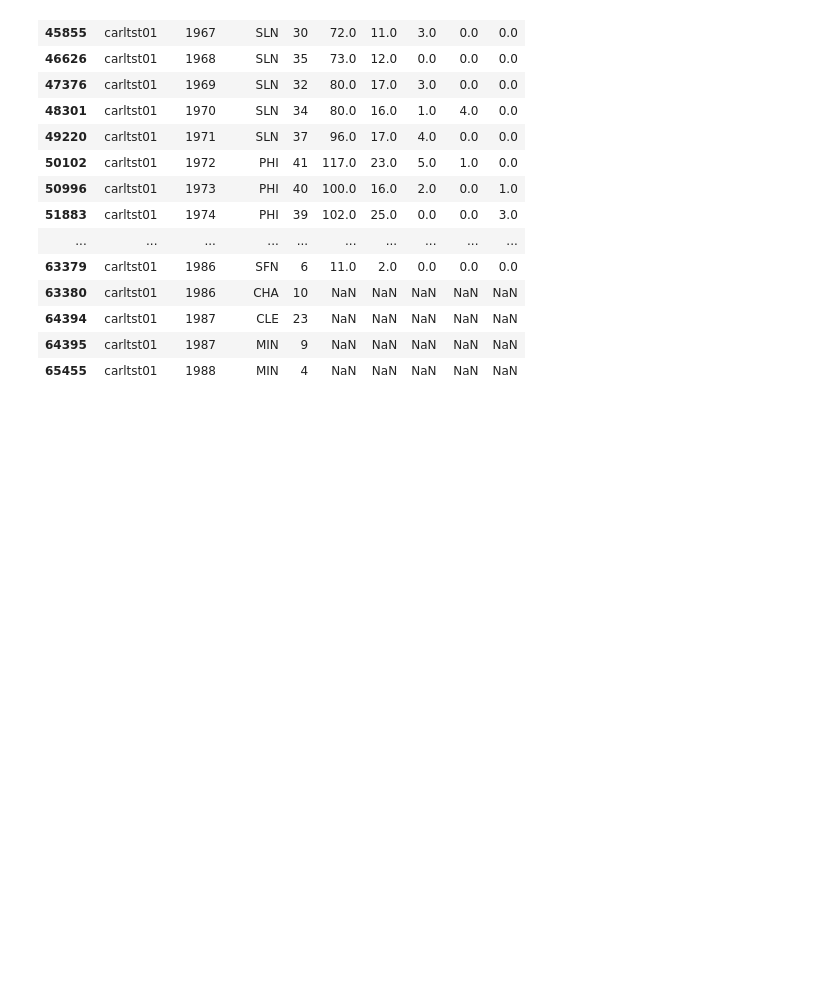
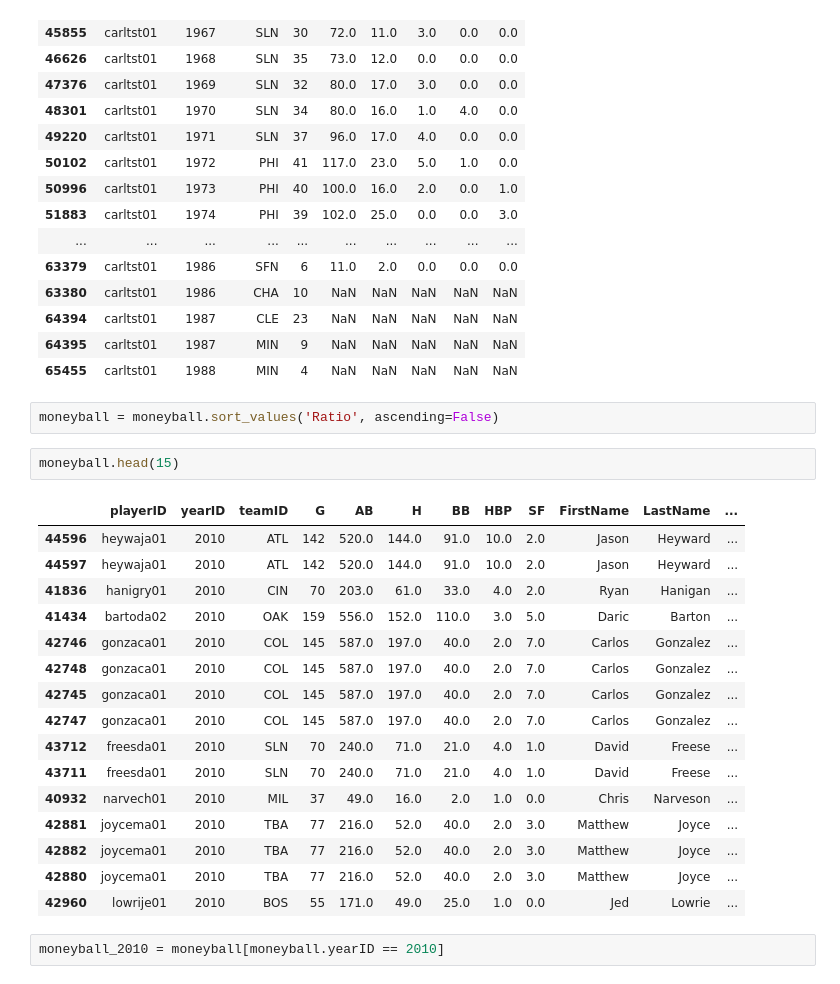
Before and after one commit to JonathanKross/moneyball, a Jupyter notebook: moneyball.ipynb, the cells around one changed output. Drawn from its saved outputs; the diff is of its cells as text; blank space fills up the shorter version.

Commit message:
Selected 2010 for Dream Team

```diff
--- a/moneyball.ipynb
+++ b/moneyball.ipynb
@@ -200,3 +199,26 @@ batting[batting['playerID'] == 'carltst01']
 | 64394 | carltst01 | 1987 | CLE | 23 | NaN | NaN | NaN | NaN | NaN |
 | 64395 | carltst01 | 1987 | MIN | 9 | NaN | NaN | NaN | NaN | NaN |
 | 65455 | carltst01 | 1988 | MIN | 4 | NaN | NaN | NaN | NaN | NaN |
+# %%
+moneyball = moneyball.sort_values('Ratio', ascending=False)
+# %%
+moneyball.head(15)
+# %% [output]
+|  | playerID | yearID | teamID | G | AB | H | BB | HBP | SF | FirstName | LastName | ... |
+| 44596 | heywaja01 | 2010 | ATL | 142 | 520.0 | 144.0 | 91.0 | 10.0 | 2.0 | Jason | Heyward | ... |
+| 44597 | heywaja01 | 2010 | ATL | 142 | 520.0 | 144.0 | 91.0 | 10.0 | 2.0 | Jason | Heyward | ... |
+| 41836 | hanigry01 | 2010 | CIN | 70 | 203.0 | 61.0 | 33.0 | 4.0 | 2.0 | Ryan | Hanigan | ... |
+| 41434 | bartoda02 | 2010 | OAK | 159 | 556.0 | 152.0 | 110.0 | 3.0 | 5.0 | Daric | Barton | ... |
+| 42746 | gonzaca01 | 2010 | COL | 145 | 587.0 | 197.0 | 40.0 | 2.0 | 7.0 | Carlos | Gonzalez | ... |
+| 42748 | gonzaca01 | 2010 | COL | 145 | 587.0 | 197.0 | 40.0 | 2.0 | 7.0 | Carlos | Gonzalez | ... |
+| 42745 | gonzaca01 | 2010 | COL | 145 | 587.0 | 197.0 | 40.0 | 2.0 | 7.0 | Carlos | Gonzalez | ... |
+| 42747 | gonzaca01 | 2010 | COL | 145 | 587.0 | 197.0 | 40.0 | 2.0 | 7.0 | Carlos | Gonzalez | ... |
+| 43712 | freesda01 | 2010 | SLN | 70 | 240.0 | 71.0 | 21.0 | 4.0 | 1.0 | David | Freese | ... |
+| 43711 | freesda01 | 2010 | SLN | 70 | 240.0 | 71.0 | 21.0 | 4.0 | 1.0 | David | Freese | ... |
+| 40932 | narvech01 | 2010 | MIL | 37 | 49.0 | 16.0 | 2.0 | 1.0 | 0.0 | Chris | Narveson | ... |
+| 42881 | joycema01 | 2010 | TBA | 77 | 216.0 | 52.0 | 40.0 | 2.0 | 3.0 | Matthew | Joyce | ... |
+| 42882 | joycema01 | 2010 | TBA | 77 | 216.0 | 52.0 | 40.0 | 2.0 | 3.0 | Matthew | Joyce | ... |
+| 42880 | joycema01 | 2010 | TBA | 77 | 216.0 | 52.0 | 40.0 | 2.0 | 3.0 | Matthew | Joyce | ... |
+| 42960 | lowrije01 | 2010 | BOS | 55 | 171.0 | 49.0 | 25.0 | 1.0 | 0.0 | Jed | Lowrie | ... |
+# %%
+moneyball_2010 = moneyball[moneyball.yearID == 2010]
```
Also changed, not shown: parts of 9 cells of this notebook.
